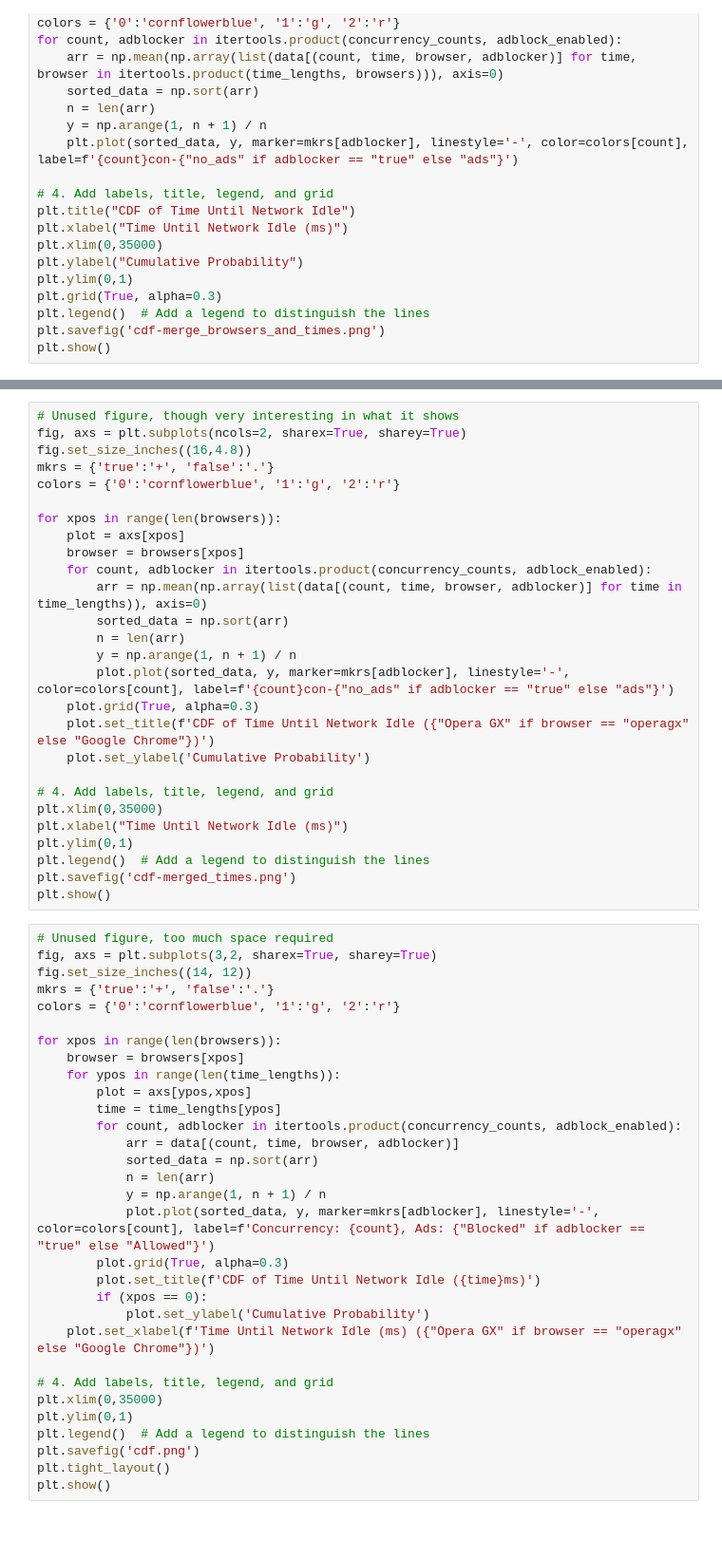
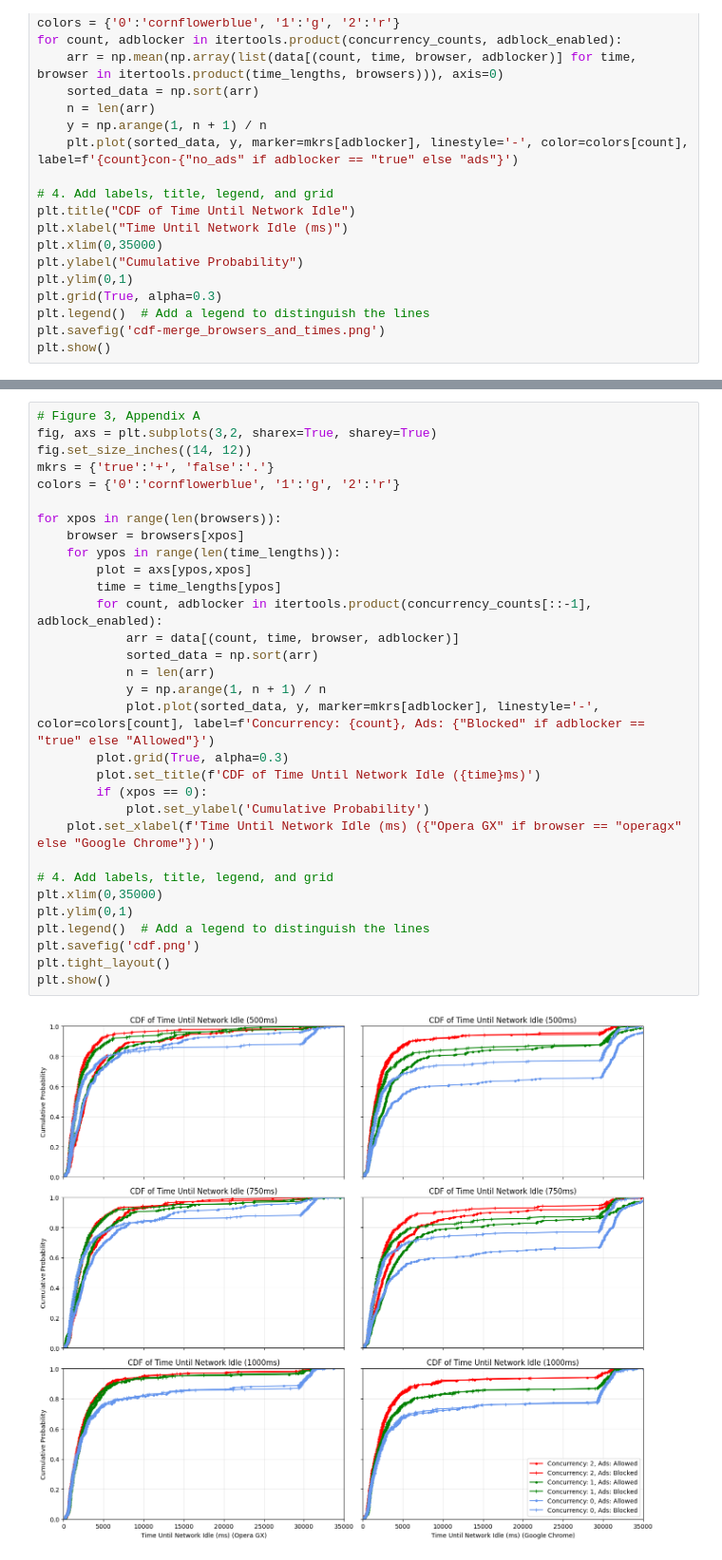
Before and after one commit to 100KStarsun/csds426-project, a Jupyter notebook: graphs.ipynb, the cells around one changed output, grey strips where cells are left out. Shown at 95% size. Cells and saved outputs as stored; diff of their text form; blank space fills up the shorter version.

Commit message:
Fixed colors

```diff
--- a/graphs.ipynb
+++ b/graphs.ipynb
@@ -202,58 +180,33 @@ plt.show()
-# %%
-# Unused figure, though very interesting in what it shows
-fig, axs = plt.subplots(ncols=2, sharex=True, sharey=True)
-fig.set_size_inches((16,4.8))
-mkrs = {'true':'+', 'false':'.'}
-colors = {'0':'cornflowerblue', '1':'g', '2':'r'}
-
-for xpos in range(len(browsers)):
-    plot = axs[xpos]
-    browser = browsers[xpos]
-    for count, adblocker in itertools.product(concurrency_counts, adblock_enabled):
-        arr = np.mean(np.array(list(data[(count, time, browser, adblocker)] for time in time_lengths)), axis=0)
-        sorted_data = np.sort(arr)
-        n = len(arr)
-        y = np.arange(1, n + 1) / n
-        plot.plot(sorted_data, y, marker=mkrs[adblocker], linestyle='-', color=colors[count], label=f'{count}con-{"no_ads" if adblocker == "true" else "ads"}')
-    plot.grid(True, alpha=0.3)
-    plot.set_title(f'CDF of Time Until Network Idle ({"Opera GX" if browser == "operagx" else "Google Chrome"})')
-    plot.set_ylabel('Cumulative Probability')
-
-# 4. Add labels, title, legend, and grid
-plt.xlim(0,35000)
-plt.xlabel("Time Until Network Idle (ms)")
-plt.ylim(0,1)
-plt.legend()  # Add a legend to distinguish the lines
-plt.savefig('cdf-merged_times.png')
-plt.show()
 # %%
-# Unused figure, too much space required
+# Figure 3, Appendix A
 fig, axs = plt.subplots(3,2, sharex=True, sharey=True)
 fig.set_size_inches((14, 12))
 mkrs = {'true':'+', 'false':'.'}
 colors = {'0':'cornflowerblue', '1':'g', '2':'r'}
 
 for xpos in range(len(browsers)):
     browser = browsers[xpos]
     for ypos in range(len(time_lengths)):
         plot = axs[ypos,xpos]
         time = time_lengths[ypos]
-        for count, adblocker in itertools.product(concurrency_counts, adblock_enabled):
+        for count, adblocker in itertools.product(concurrency_counts[::-1], adblock_enabled):
             arr = data[(count, time, browser, adblocker)]
             sorted_data = np.sort(arr)
             n = len(arr)
             y = np.arange(1, n + 1) / n
             plot.plot(sorted_data, y, marker=mkrs[adblocker], linestyle='-', color=colors[count], label=f'Concurrency: {count}, Ads: {"Blocked" if adblocker == "true" else "Allowed"}')
         plot.grid(True, alpha=0.3)
         plot.set_title(f'CDF of Time Until Network Idle ({time}ms)')
         if (xpos == 0):
             plot.set_ylabel('Cumulative Probability')
     plot.set_xlabel(f'Time Until Network Idle (ms) ({"Opera GX" if browser == "operagx" else "Google Chrome"})')
 
 # 4. Add labels, title, legend, and grid
 plt.xlim(0,35000)
 plt.ylim(0,1)
 plt.legend()  # Add a legend to distinguish the lines
 plt.savefig('cdf.png')
 plt.tight_layout()
 plt.show()
+# %% [output]
+[figure, added]
```
Also changed, not shown: parts of 7 cells of this notebook.
